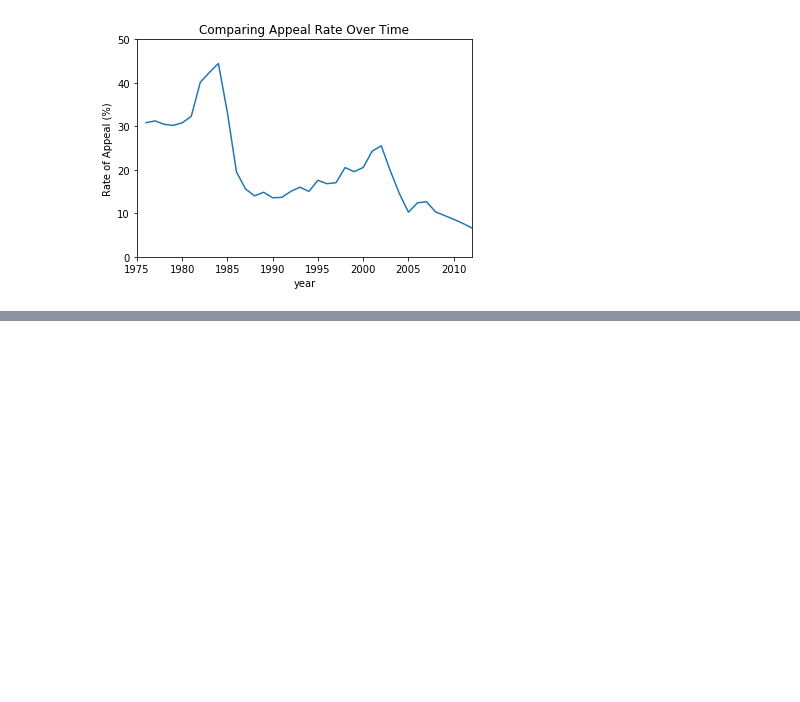
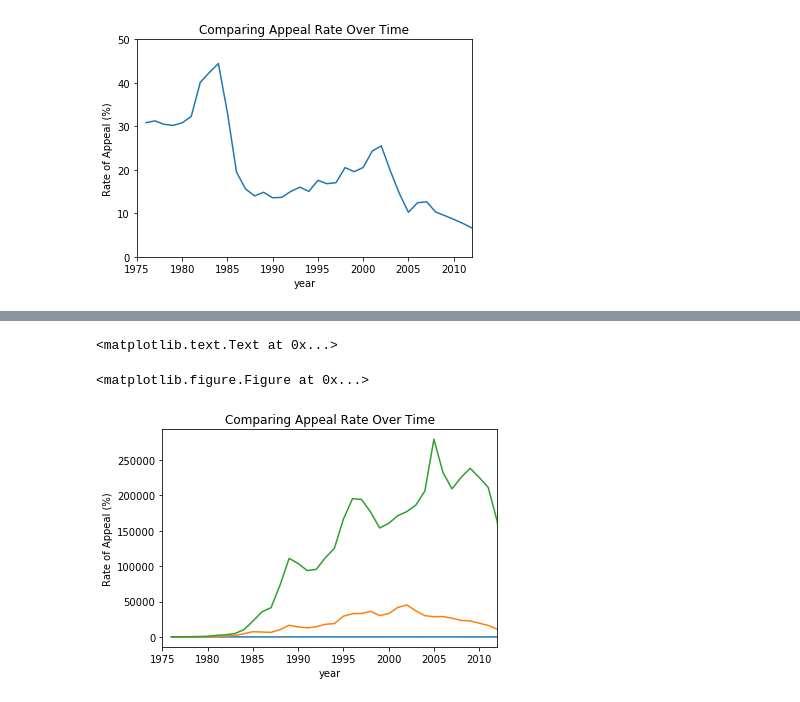
Before and after one commit to colinandrus/ml_course_project, a Jupyter notebook: notebooks/Appeal_population_analysis.ipynb, the cells around one changed output, grey strips where cells are left out. Drawn from its saved outputs; the diff is of its cells as text; code cells hidden in the pictures; blank space fills up the shorter version.

```diff
--- a/notebooks/Appeal_population_analysis.ipynb
+++ b/notebooks/Appeal_population_analysis.ipynb
@@ -302,0 +363,20 @@ plt.ylabel('Rate of Appeal (%)')
+# %%
+grant_proportion_by_year_sql = """
+SELECT year, COUNT(case_id) / COUNT(caseId) * 100 as grant_rate,
+COUNT(caseId) as appeal_ct,
+COUNT(case_id) grant_ct
+FROM APPEAL_CASE_IDS A
+LEFT JOIN
+(
+SELECT case_id, year
+FROM NATIONALS
+WHERE decision IN ('GRANT','RELIEF GRANTED')
+) N
+ON N.case_id = A.caseId
+GROUP BY year
+ORDER BY year
+"""
+
+grant_proportion_by_year = spark.sql(grant_proportion_by_year_sql)
+print(grant_proportion_by_year.count())
+df_pd_grant_by_year = grant_proportion_by_year.toPandas()
@@ -302,0 +385,6 @@ plt.ylabel('Rate of Appeal (%)')
+# %%
+df_pd_grant_by_year.dropna(inplace=True)
+df_pd_grant_by_year.year = df_pd_grant_by_year.year.astype(float)
+df_pd_grant_by_year.year = df_pd_grant_by_year.year.astype(int)
+df_pd_grant_by_year = df_pd_grant_by_year.query('year>1975')
+df_pd_grant_by_year.head(10)
@@ -302,0 +409,12 @@ plt.ylabel('Rate of Appeal (%)')
+# %%
+
+plt.figure()
+df_pd_grant_by_year.plot(x='year', legend=None)
+plt.title('Comparing Appeal Rate Over Time')
+plt.xlim(1975,2012)
+# plt.ylim(0, 50)
+plt.ylabel('Rate of Appeal (%)')
+# %% [output]
+<matplotlib.text.Text at 0x...>
+<matplotlib.figure.Figure at 0x...>
+[figure, added]
```
Also changed, not shown: parts of 11 cells of this notebook.
